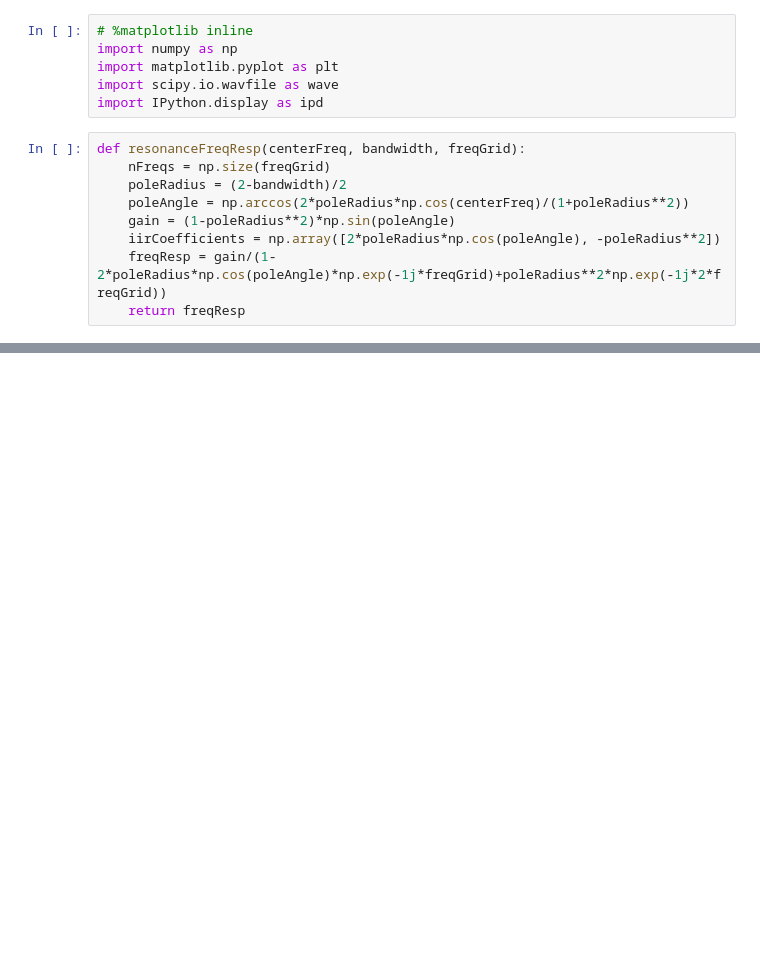
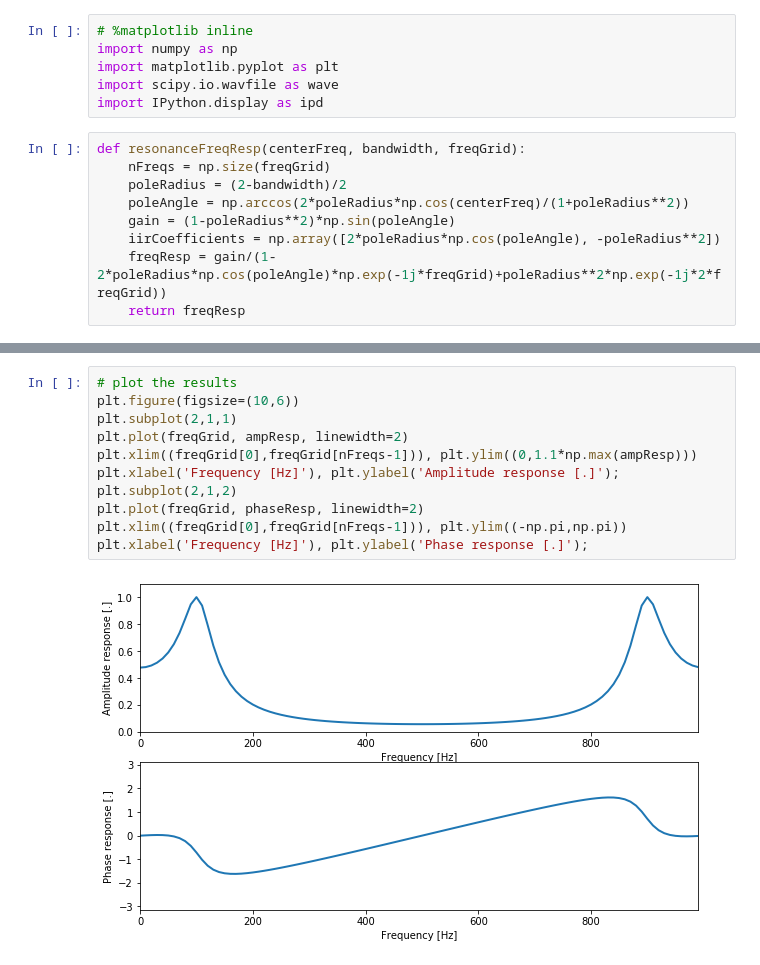
Before and after one commit to mikk8718/AP_miniproject, a Jupyter notebook: Notebooks/AP Mini-project Resonator.ipynb, the cells around one changed output, grey strips where cells are left out. Cells and saved outputs as stored; diff of their text form; blank space fills up the shorter version.

```diff
--- a/Notebooks/AP Mini-project Resonator.ipynb
+++ b/Notebooks/AP Mini-project Resonator.ipynb
@@ -31,3 +29,16 @@ ipd.Audio(resonanceFreqResp(centerFreq,bandwidth,freqGrid),rate=samplingFreq)
 # %% [output]
 [interactive output not drawn]
+# %%
+# plot the results
+plt.figure(figsize=(10,6))
+plt.subplot(2,1,1)
+plt.plot(freqGrid, ampResp, linewidth=2)
+plt.xlim((freqGrid[0],freqGrid[nFreqs-1])), plt.ylim((0,1.1*np.max(ampResp)))
+plt.xlabel('Frequency [Hz]'), plt.ylabel('Amplitude response [.]');
+plt.subplot(2,1,2)
+plt.plot(freqGrid, phaseResp, linewidth=2)
+plt.xlim((freqGrid[0],freqGrid[nFreqs-1])), plt.ylim((-np.pi,np.pi))
+plt.xlabel('Frequency [Hz]'), plt.ylabel('Phase response [.]');
+# %% [output]
+[figure, added]
 # %%
```
Also changed, not shown: parts of 4 cells of this notebook.
